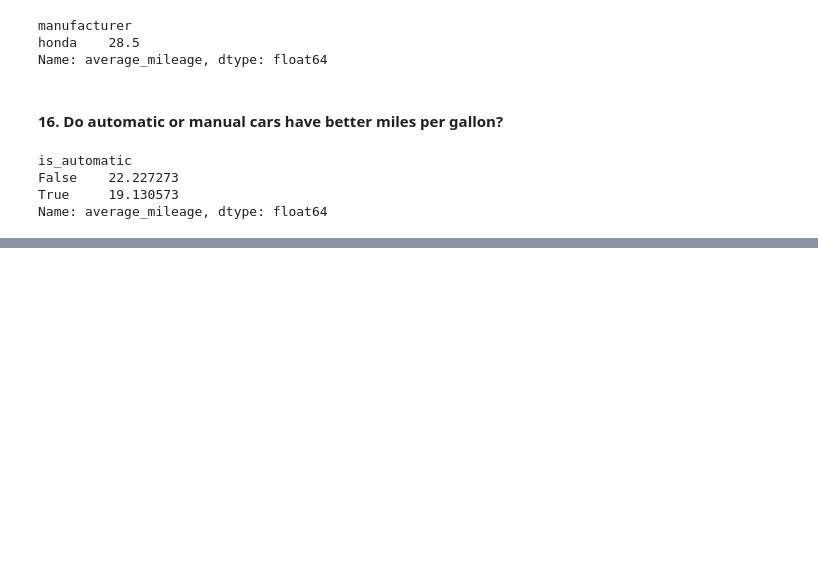
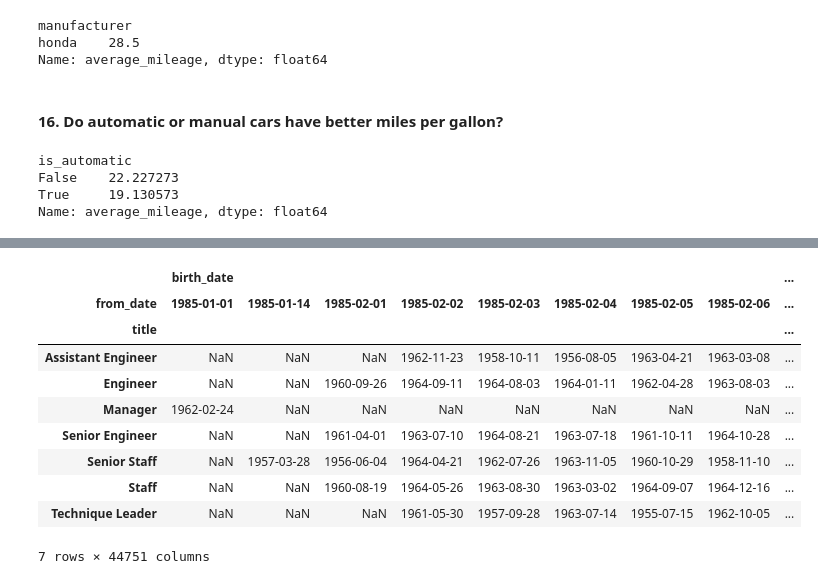
Before and after one commit to sophia-stewart/numpy-pandas-visualization-exercises, a Jupyter notebook: advanced_dataframes.ipynb, the cells around one changed output, grey strips where cells are left out. Drawn from its saved outputs; the diff is of its cells as text; code cells hidden in the pictures; blank space fills up the shorter version.

```diff
--- a/advanced_dataframes.ipynb
+++ b/advanced_dataframes.ipynb
@@ -443,0 +578,14 @@ Name: average_mileage, dtype: float64
+# %%
+emp_titles_df.pivot_table(columns='from_date', index='title', aggfunc='max')
+# %% [output]
+|  | birth_date |  |  |  |  |  |  |  | ... |
+| from_date | 1985-01-01 | 1985-01-14 | 1985-02-01 | 1985-02-02 | 1985-02-03 | 1985-02-04 | 1985-02-05 | 1985-02-06 | ... |
+| title |  |  |  |  |  |  |  |  | ... |
+| Assistant Engineer | NaN | NaN | NaN | 1962-11-23 | 1958-10-11 | 1956-08-05 | 1963-04-21 | 1963-03-08 | ... |
+| Engineer | NaN | NaN | 1960-09-26 | 1964-09-11 | 1964-08-03 | 1964-01-11 | 1962-04-28 | 1963-08-03 | ... |
+| Manager | 1962-02-24 | NaN | NaN | NaN | NaN | NaN | NaN | NaN | ... |
+| Senior Engineer | NaN | NaN | 1961-04-01 | 1963-07-10 | 1964-08-21 | 1963-07-18 | 1961-10-11 | 1964-10-28 | ... |
+| Senior Staff | NaN | 1957-03-28 | 1956-06-04 | 1964-04-21 | 1962-07-26 | 1963-11-05 | 1960-10-29 | 1958-11-10 | ... |
+| Staff | NaN | NaN | 1960-08-19 | 1964-05-26 | 1963-08-30 | 1963-03-02 | 1964-09-07 | 1964-12-16 | ... |
+| Technique Leader | NaN | NaN | NaN | 1961-05-30 | 1957-09-28 | 1963-07-14 | 1955-07-15 | 1962-10-05 | ... |
+7 rows × 44751 columns
```
Also changed, not shown: parts of 21 cells of this notebook, 1 other file.
